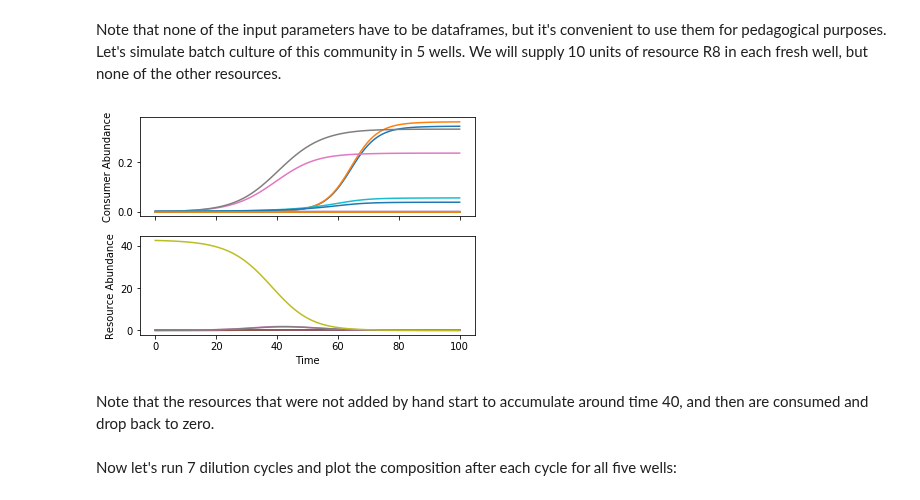
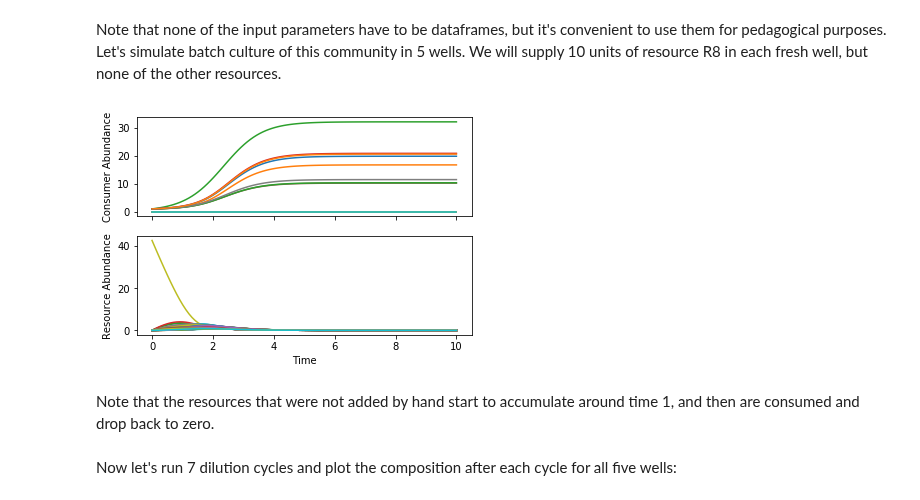
Before and after one commit to Emergent-Behaviors-in-Biology/community-simulator, a Jupyter notebook: Community Simulator Tutorial.ipynb, the cells around one changed output. Drawn from its saved outputs; the diff is of its cells as text; code cells hidden in the pictures.

```diff
--- a/Community Simulator Tutorial.ipynb
+++ b/Community Simulator Tutorial.ipynb
@@ -310,39 +330,38 @@ M = len(D)
 #Compute probability of finding a given species in a given well
 p = S_well*1./S_tot
 
 #Create initial conditions
 N0 = BinaryRandomMatrix(S_tot,n_wells,p)
 R0 = np.zeros((M,n_wells))
 R0[8] = 5*S_well
 N0,R0 = AddLabels(N0,R0,c)
 init_state = [N0,R0]
 
 #Construct dynamics
 assumptions = {'regulation':'independent','replenishment':'off','response':'type I'}
 def dNdt(N,R,params):
     return MakeConsumerDynamics(**assumptions)(N,R,params)
 def dRdt(N,R,params):
     return MakeResourceDynamics(**assumptions)(N,R,params)
 dynamics = [dNdt,dRdt]
-e = np.ones(M)*0.01
-e[:3] = 1. #Set efficiency of carboxylic acid usage to 1
+e = 0.1
 
 #Create parameter set
 params={'c':c,
         'm':np.ones(S_tot)*1e-9,
         'w':np.ones(M),
         'D':D,
         'g':np.ones(S_tot),
         'e':e
        }
 
 MyPlate = Community(init_state,dynamics,params,scale=10**9)
 
-t, Ntraj, Rtraj = MyPlate.TestWell(T=100)
+t, Ntraj, Rtraj = MyPlate.TestWell(T=10)
 # %% [output]
-[figure, old version]
+[figure, new version]
 # %% [markdown]
-Note that the resources that were not added by hand start to accumulate around time 40, and then are consumed and drop back to zero.
+Note that the resources that were not added by hand start to accumulate around time 1, and then are consumed and drop back to zero.
 # %% [markdown]
 Now let's run 7 dilution cycles and plot the composition after each cycle for all five wells:
 # %%
```
Also changed, not shown: parts of 28 cells of this notebook, 1 other file.
